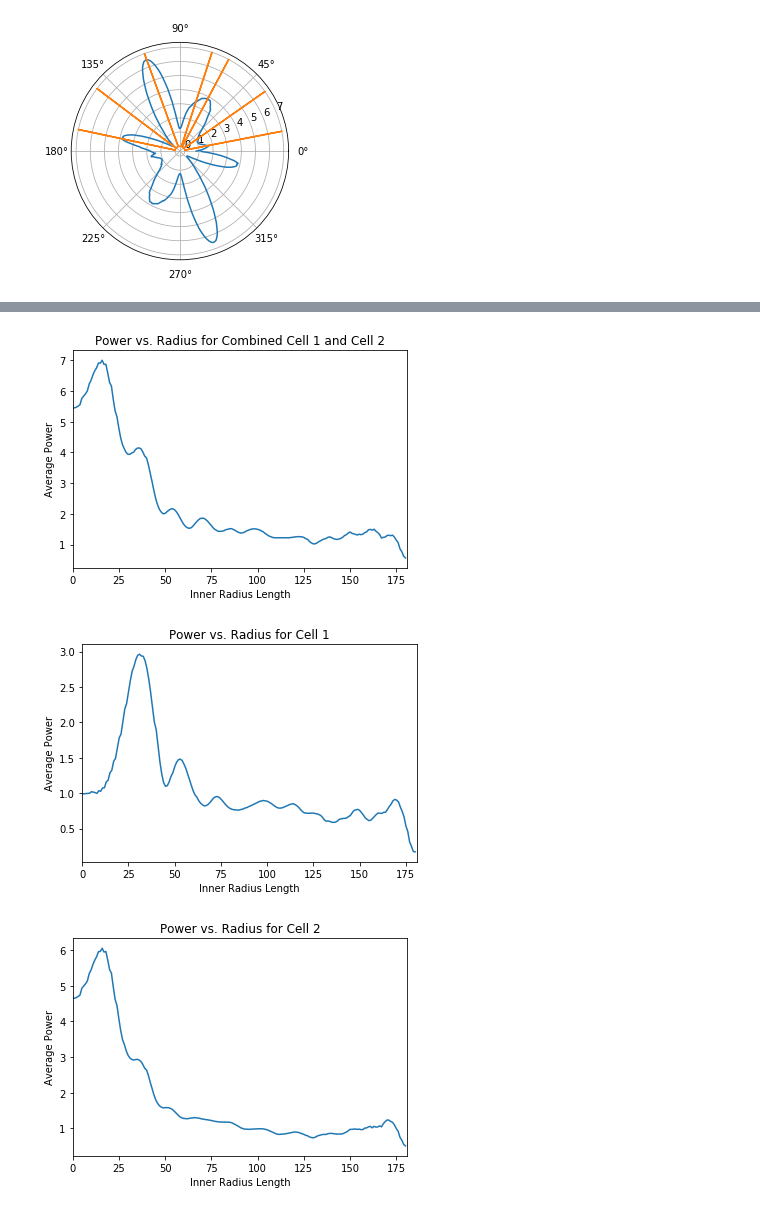
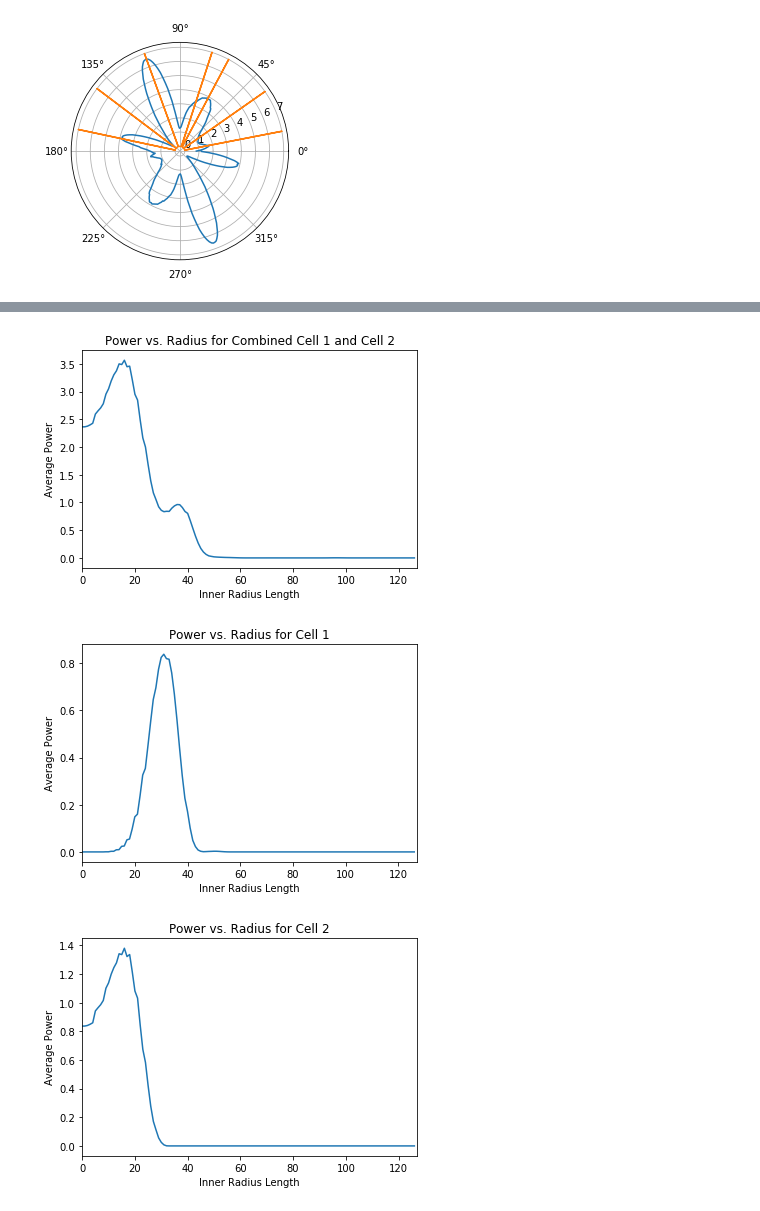
Before and after one commit to phoebeso/mec-cell-classification, a Jupyter notebook: mec_cell_classification.ipynb, the cells around one changed output, grey strips where cells are left out. Cells and saved outputs as stored; diff of their text form; code cells hidden in the pictures.

```diff
--- a/mec_cell_classification.ipynb
+++ b/mec_cell_classification.ipynb
@@ -260,21 +266,22 @@ In order to identify significant components from the Fourier spectrogram, a rand
 # %%
 # Area of ring set to 1605 for a 256x256 matrix
-area = 1605
-maxRadius = math.floor(math.sqrt((fourierSpectrogram.shape[1]/2)**2 + (fourierSpectrogram.shape[0]/2)**2))
+# area = 1605
+area = 1600
+maxRadius = math.ceil((area / (4 * math.pi)) - 1)
 
-averageRingPower, radii = analyze_fourier_rings(fourierSpectrogram, area)
+averageRingPower, radii = analyze_fourier_rings(polarSpectrogram, area)
 
 plot_ring_power(averageRingPower, radii, maxRadius, 'Combined Cell 1 and Cell 2')
 
-averageRingPower1, radii1 = analyze_fourier_rings(fourierSpectrogram1, 1605)
+averageRingPower1, radii1 = analyze_fourier_rings(polarSpectrogram1, area)
 
 plot_ring_power(averageRingPower1, radii1, maxRadius, 'Cell 1')
 
-averageRingPower2, radii2 = analyze_fourier_rings(fourierSpectrogram2, 1605)
+averageRingPower2, radii2 = analyze_fourier_rings(polarSpectrogram2, area)
 
 plot_ring_power(averageRingPower2, radii2, maxRadius, 'Cell 2')
 # %% [output]
-[figure, old version]
+[figure, new version]
-[figure, old version]
+[figure, new version]
-[figure, old version]
+[figure, new version]
 # %%
```
Also changed, not shown: parts of 19 cells of this notebook.
